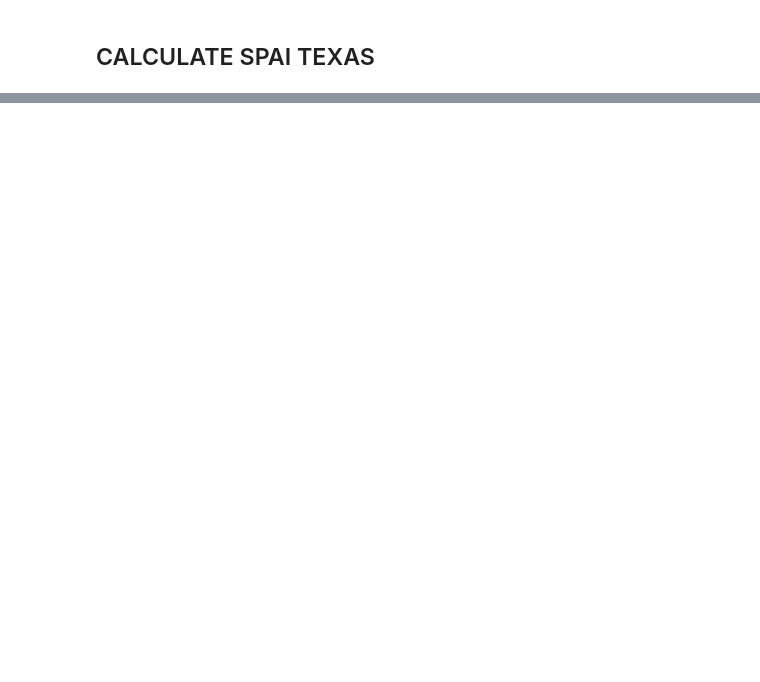
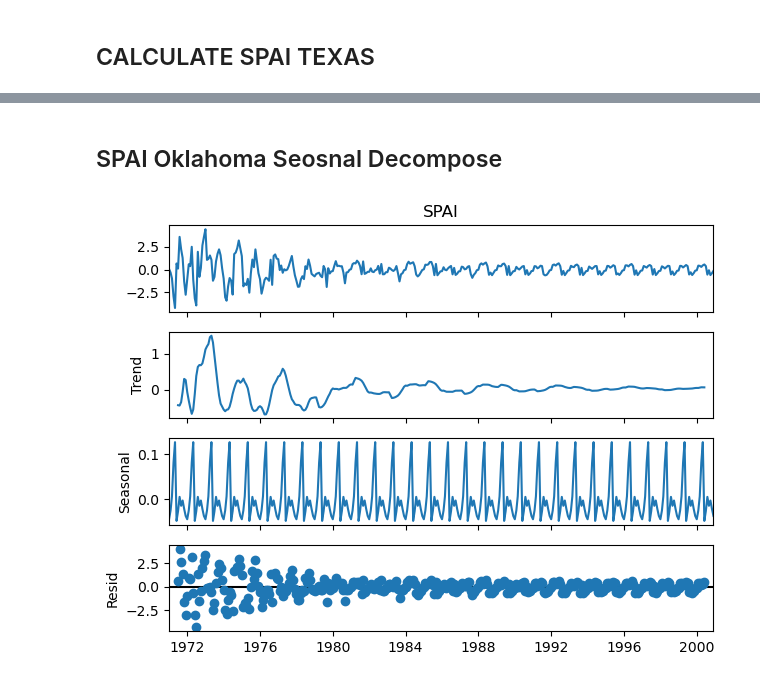
Before and after one commit to Akuna444/drought-prediction-machine-learning, a Jupyter notebook: Drought prediction.ipynb, the cells around one changed output, grey strips where cells are left out. Cells and saved outputs as stored; diff of their text form; code cells hidden in the pictures; blank space fills up the shorter version.

```diff
--- a/Drought prediction.ipynb
+++ b/Drought prediction.ipynb
@@ -1465,0 +1469,9 @@ rainfall_data.to_csv('spai_texas_forecasted.csv', index=False)
+# %% [markdown]
+## SPAI Oklahoma Seosnal Decompose
+# %%
+oklahoma_forecasted_data  = pd.read_csv("spai_oklahoma_forecasted.csv")
+oklahoma_forecasted_data['Year'] = pd.to_datetime(oklahoma_forecasted_data['Year'])
+oklahoma_forecasted_data.set_index('Year', inplace=True)
+decomposition = seasonal_decompose(oklahoma_forecasted_data['SPAI'], model='additive').plot();
+# %% [output]
+[figure, added]
```
Also changed, not shown: parts of 38 cells of this notebook, 4 other files.
